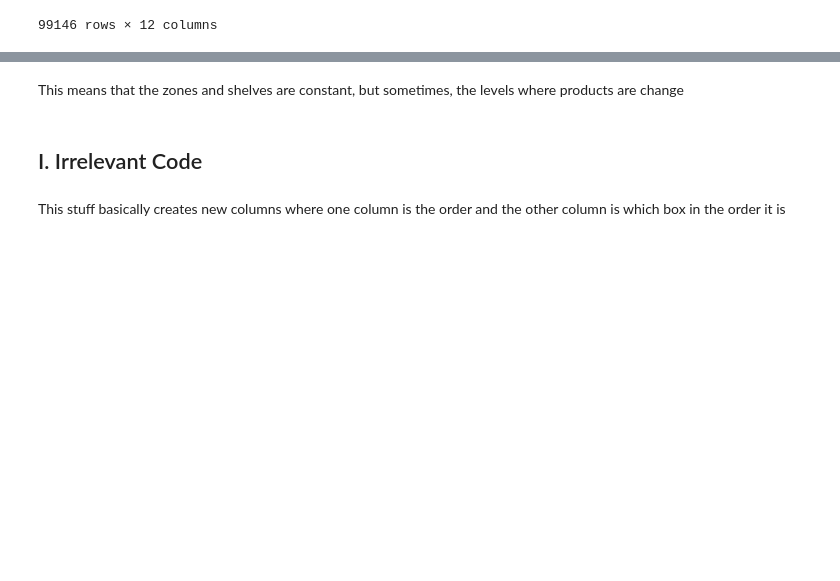
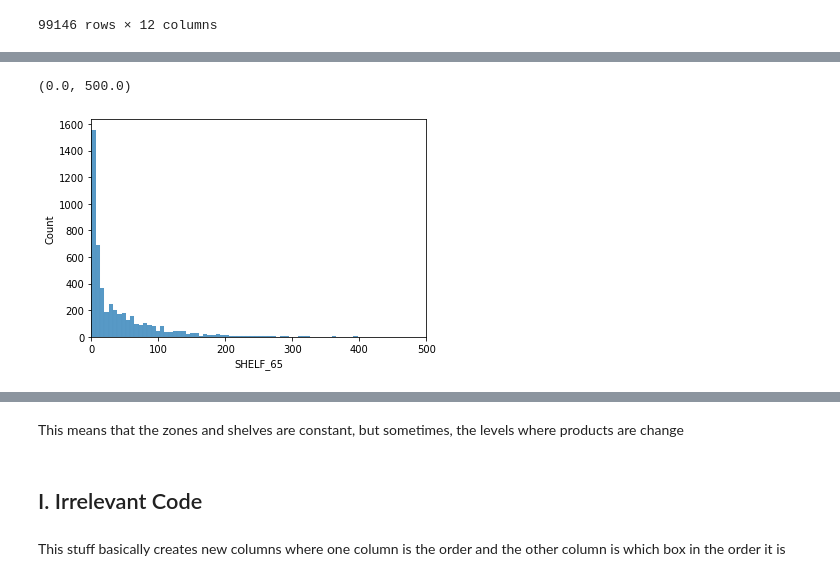
Before and after one commit to oostendo/2022-SI699-011, a Jupyter notebook: lyc-icee/Analysis 1.ipynb, the cells around one changed output, grey strips where cells are left out. Saved outputs shown, nothing was run; the diff lists cells and outputs as text; code cells hidden in the pictures; blank space fills up the shorter version.

```diff
--- a/lyc-icee/Analysis 1.ipynb
+++ b/lyc-icee/Analysis 1.ipynb
@@ -459,0 +563,2 @@ defaultdict(list,
+# %%
+shelf_data_frame['log_SHELF_65'] = np.log(shelf_data_frame["SHELF_65"])
@@ -459,0 +577,7 @@ defaultdict(list,
+# %%
+fig, ax = plt.subplots()
+sns.histplot(shelf_data_frame["SHELF_65"], ax = ax)
+ax.set_xlim(0,500)
+# %% [output]
+(0.0, 500.0)
+[figure, added]
```
Also changed, not shown: parts of 21 cells of this notebook.
